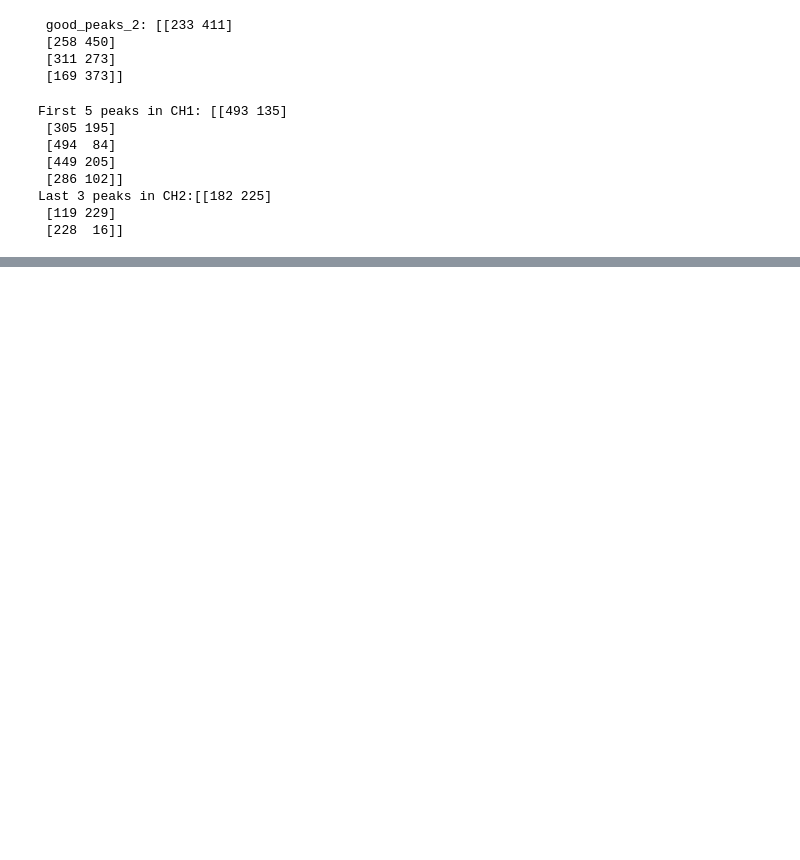
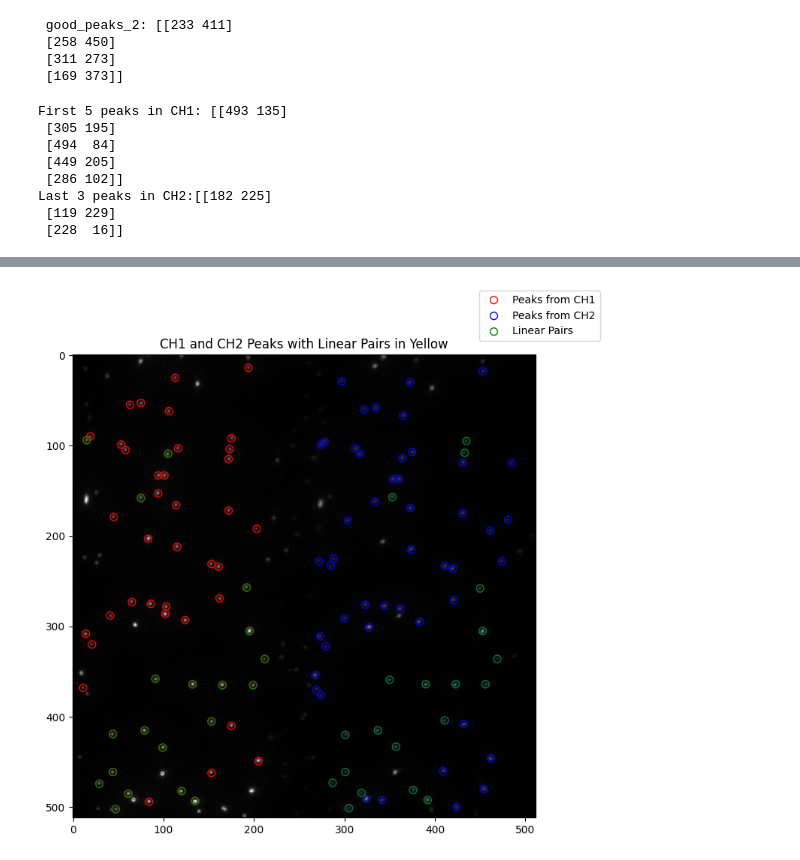
Before and after one commit to ljhason/smImaging-Exploration, a Jupyter notebook: img_avg_map/Mapping.ipynb, the cells around one changed output, grey strips where cells are left out. Cells and saved outputs as stored; diff of their text form; code cells hidden in the pictures; blank space fills up the shorter version.

Commit message:
Linear Mapping

```diff
--- a/img_avg_map/Mapping.ipynb
+++ b/img_avg_map/Mapping.ipynb
@@ -125,0 +146,7 @@ for peaks in scatter_data:
+# %%
+linear_pair_count = find_linear_pairs(good_peaks_1, good_peaks_2_CH2)[0]
+linear_pair_arr_CH1 = find_linear_pairs(good_peaks_1, good_peaks_2_CH2)[1]
+linear_pair_arr_CH2 = find_linear_pairs(good_peaks_1, good_peaks_2_CH2)[2]
+
+print(f"Number of linear pairs: {linear_pair_count}")
+print(f"Linear pair CH1 coords:\n {linear_pair_arr_CH1}")
@@ -126,3 +172,19 @@ for peaks in scatter_data:
+# %%
+def show_linear_pairs(image, good_peaks_1, good_peaks_2, linear_pair_CH1, linear_pair_CH2):
+    linear_pair_CH2 = shift_peaks_CH(linear_pair_CH2)
+    plt.figure(figsize=(8, 8))
+    plt.imshow(image, cmap="gray")
+    plt.title("CH1 and CH2 Peaks with Linear Pairs in Yellow")
+    plt.scatter(good_peaks_1[:, 1], good_peaks_1[:, 0], s=50, facecolors='none', edgecolors='r', label='Peaks from CH1')
+    plt.scatter(good_peaks_2_CH2[:, 1], good_peaks_2_CH2[:, 0], s=50, facecolors='none', edgecolors='b', label='Peaks from CH2')
+    plt.scatter(linear_pair_CH1[:, 1], linear_pair_CH1[:, 0], s=50, facecolors='none', edgecolors='g', label='Linear Pairs')
+    plt.scatter(linear_pair_CH2[:, 1], linear_pair_CH2[:, 0], s=50, facecolors='none', edgecolors='g')
+    plt.legend(loc='upper right', bbox_to_anchor=(1.15, 1.15))
+    plt.show()
+# %%
+show_linear_pairs(image, good_peaks_1, good_peaks_2_new, linear_pair_arr_CH1, linear_pair_arr_CH2)
+# %% [output]
+[figure, added]
 # %%
 # I could either do it as an array of CH1 peak idx and CH2 peak idx (e.g. array1 = [50, 44 ,27] and array2=[50, 47, 32] where array[0] maps to array2[0])
 # Or I could do it as an array of coordinates e.g. map_array = [(194,14), (453,18), (45,179), (304,183), (44, 419), (301, 420)]
```
Also changed, not shown: parts of 8 cells of this notebook, 2 other files.
